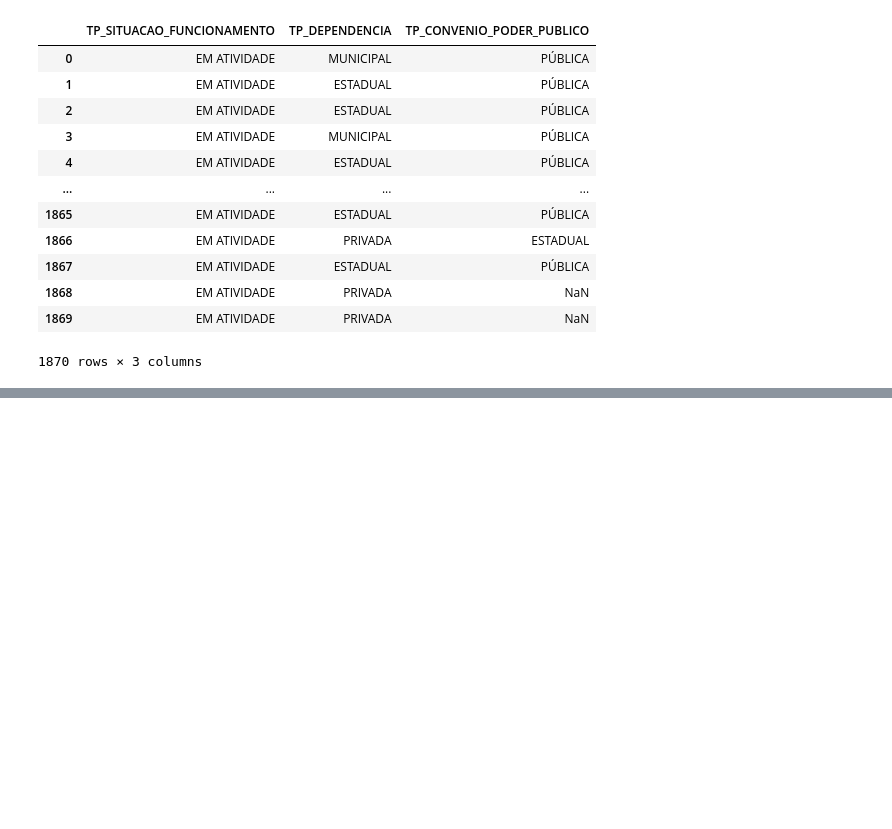
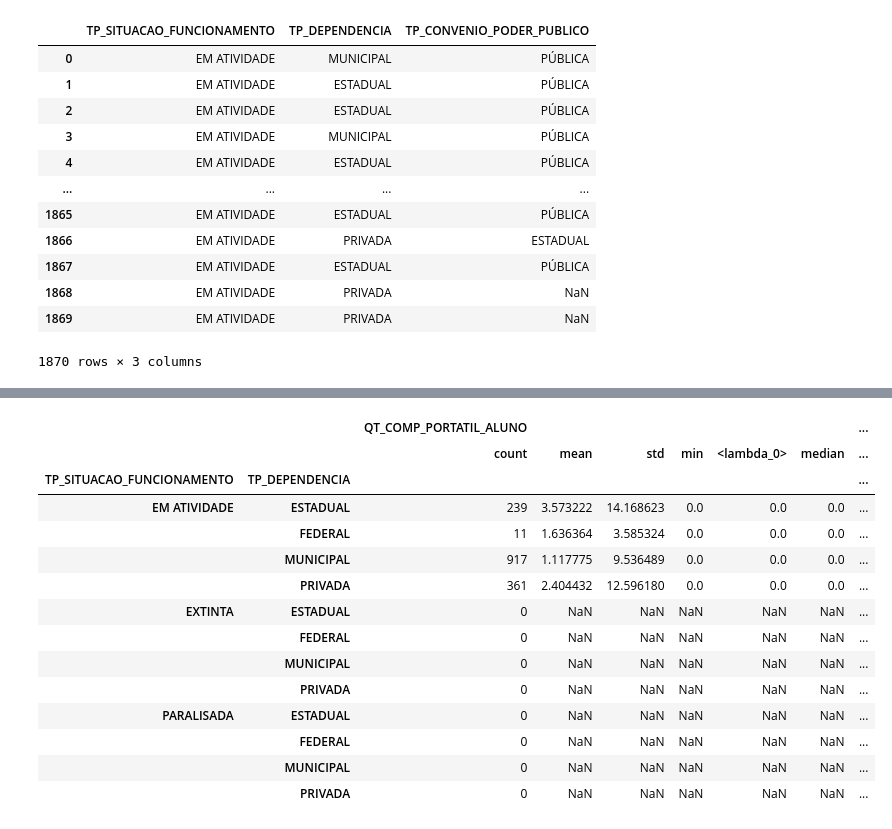
Before and after one commit to wendellbarcelos/Ciencia-de-dados-2022, a Jupyter notebook: Ciencia_de_dados_2022_exercicios.ipynb, the cells around one changed output, grey strips where cells are left out. Saved outputs shown, nothing was run; the diff lists cells and outputs as text; code cells hidden in the pictures; blank space fills up the shorter version.

```diff
--- a/Ciencia_de_dados_2022_exercicios.ipynb
+++ b/Ciencia_de_dados_2022_exercicios.ipynb
@@ -3346,0 +3581,26 @@ df_escola[['TP_SITUACAO_FUNCIONAMENTO', 'TP_DEPENDENCIA', 'TP_CONVENIO_PODER_PUB
+# %%
+# Aplicar múltiplas transformações ao mesmo tempo - Usando agregamento para passar uma lista de funções a retornar
+df_escola.groupby(["TP_SITUACAO_FUNCIONAMENTO", "TP_DEPENDENCIA"]).agg({
+    "QT_COMP_PORTATIL_ALUNO": [
+        "count", "mean", "std", "min", lambda x: x.quantile(0.25), "median", lambda x: x.quantile(0.75), "max"
+    ],
+    "QT_DESKTOP_ALUNO": [
+        "count", "mean", "std", "min", lambda x: x.quantile(0.25), "median", lambda x: x.quantile(0.75), "max"
+    ],
+})
+# %% [output]
+|  |  | QT_COMP_PORTATIL_ALUNO |  |  |  |  |  | ... |
+|  |  | count | mean | std | min | <lambda_0> | median | ... |
+| TP_SITUACAO_FUNCIONAMENTO | TP_DEPENDENCIA |  |  |  |  |  |  | ... |
+| EM ATIVIDADE | ESTADUAL | 239 | 3.573222 | 14.168623 | 0.0 | 0.0 | 0.0 | ... |
+|  | FEDERAL | 11 | 1.636364 | 3.585324 | 0.0 | 0.0 | 0.0 | ... |
+|  | MUNICIPAL | 917 | 1.117775 | 9.536489 | 0.0 | 0.0 | 0.0 | ... |
+|  | PRIVADA | 361 | 2.404432 | 12.596180 | 0.0 | 0.0 | 0.0 | ... |
+| EXTINTA | ESTADUAL | 0 | NaN | NaN | NaN | NaN | NaN | ... |
+|  | FEDERAL | 0 | NaN | NaN | NaN | NaN | NaN | ... |
+|  | MUNICIPAL | 0 | NaN | NaN | NaN | NaN | NaN | ... |
+|  | PRIVADA | 0 | NaN | NaN | NaN | NaN | NaN | ... |
+| PARALISADA | ESTADUAL | 0 | NaN | NaN | NaN | NaN | NaN | ... |
+|  | FEDERAL | 0 | NaN | NaN | NaN | NaN | NaN | ... |
+|  | MUNICIPAL | 0 | NaN | NaN | NaN | NaN | NaN | ... |
+|  | PRIVADA | 0 | NaN | NaN | NaN | NaN | NaN | ... |
```
Also changed, not shown: parts of 21 cells of this notebook.
